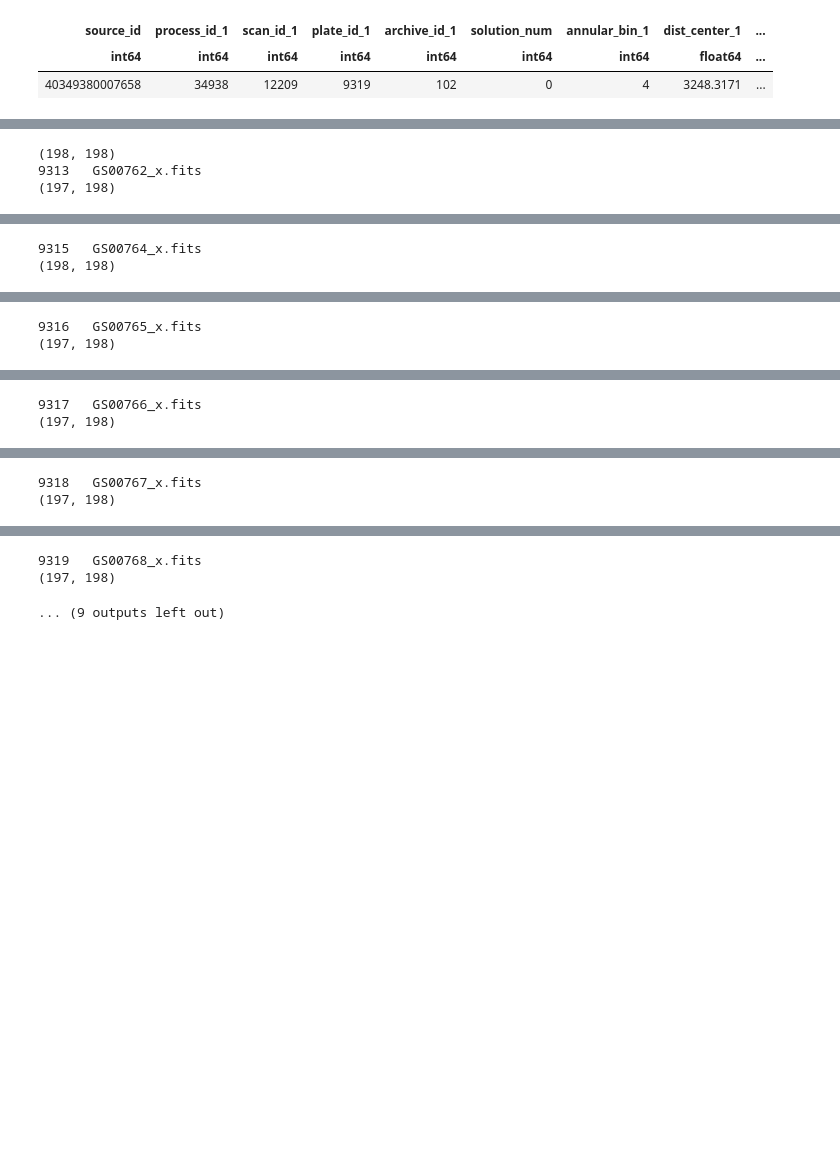
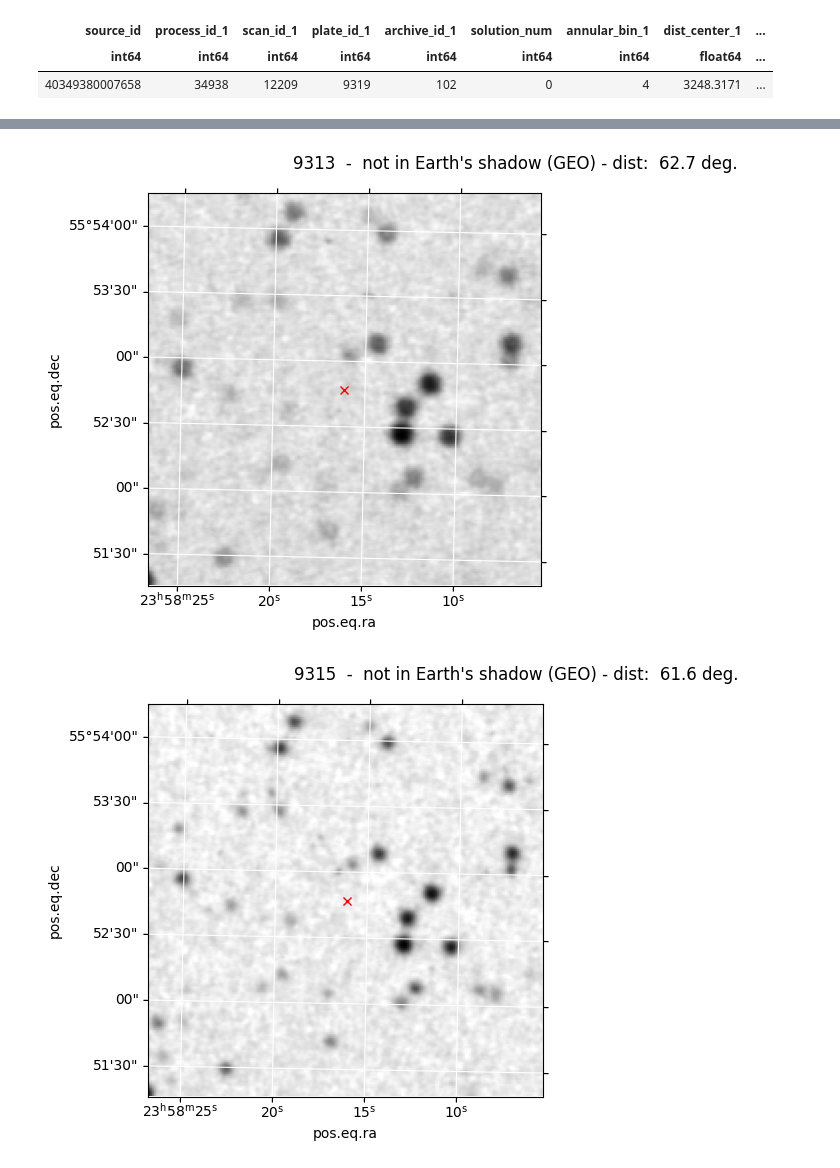
Before and after one commit to cuernodegazpacho/plateanalysis, a Jupyter notebook: footprints/display_sequence.ipynb, the cells around one changed output, grey strips where cells are left out. Cells and saved outputs as stored; diff of their text form; code cells hidden in the pictures; blank space fills up the shorter version.

```diff
--- a/footprints/display_sequence.ipynb
+++ b/footprints/display_sequence.ipynb
@@ -66,12 +76,14 @@ for plate_id in seq:
     try:
         image_name = images[str(plate_id)]
 
-        #TODO retrieve time from image header
+        # mid-exposure time from image header
+        f = fits.open(fname(image_name))
+        h = f[0].header
+        time_stamp = h['DATE-AVG']
+        time_event = Time(time_stamp)
+        f.close()
 
-        # VALID ONLY FOR EVENT 9319,9320
-        time_event = Time("1956-12-03 20:27:18")
-
-        # earth's shadow
+        # Earth's shadow
         dist = dist_from_shadow_center(ra, dec, time=time_event, obs=location, orbit='GEO')
         for i, d in enumerate(dist):
             if d < es_radius - 2*u.deg:
@@ -79,7 +91,7 @@ for plate_id in seq:
             else:
                 in_shadow = "not"
 
-        formatted_value = "{:.2f}".format(dist.to_value(u.deg)[0])
+        formatted_value = "{:.1f}".format(dist.to_value(u.deg)[0])
         title = str(plate_id) + "  -  " + in_shadow + " in Earth's shadow (GEO) - dist:  " + formatted_value + " deg."
 
         plot_images(fname(image_name), None, target_coords, size, title,
@@ -98,3 +119,0 @@ Set MJD-END to 35810.724306 from DATE-END'. [astropy.wcs.wcs]
-(198, 198)
-9313   GS00762_x.fits
-(197, 198)
@@ -105,2 +119,0 @@ Set MJD-END to 35810.759630 from DATE-END'. [astropy.wcs.wcs]
-9315   GS00764_x.fits
-(198, 198)
@@ -111,2 +119,0 @@ Set MJD-END to 35811.774213 from DATE-END'. [astropy.wcs.wcs]
-9316   GS00765_x.fits
-(197, 198)
@@ -117,2 +119,0 @@ Set MJD-END to 35810.794745 from DATE-END'. [astropy.wcs.wcs]
-9317   GS00766_x.fits
-(197, 198)
@@ -123,2 +119,0 @@ Set MJD-END to 35810.815035 from DATE-END'. [astropy.wcs.wcs]
-9318   GS00767_x.fits
-(197, 198)
@@ -129,3 +120,2 @@ Set MJD-END to 35810.857488 from DATE-END'. [astropy.wcs.wcs]
-9319   GS00768_x.fits
-(197, 198)
-... (9 outputs left out)
+[figure, added]
+[figure, added]
```
Also changed, not shown: parts of 10 cells of this notebook, 3 other files.
